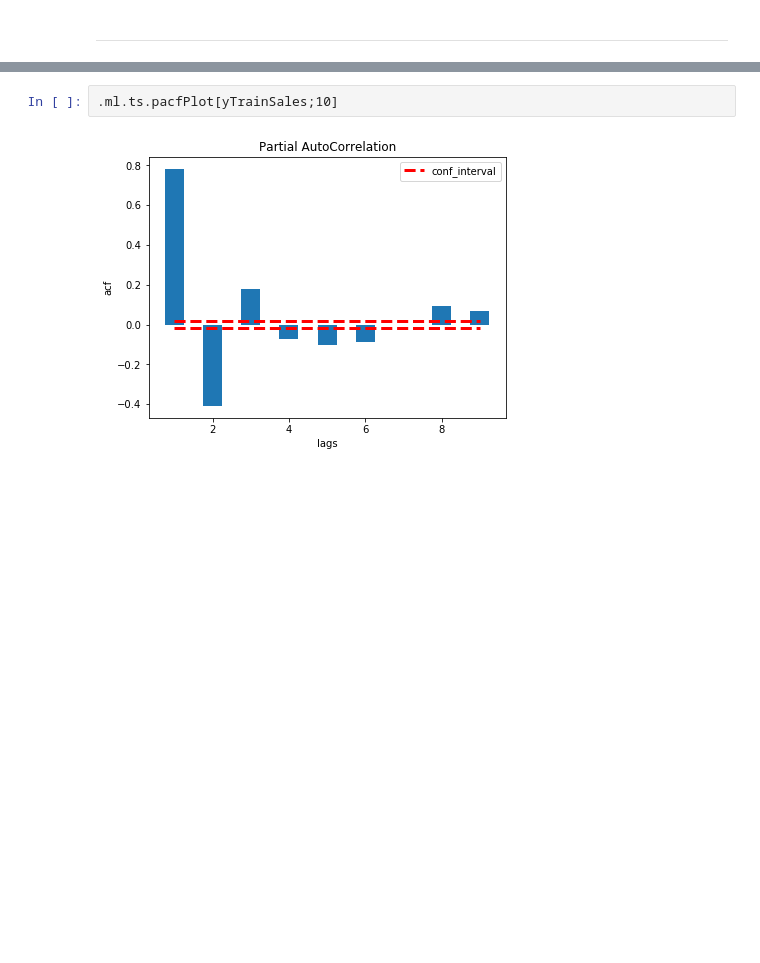
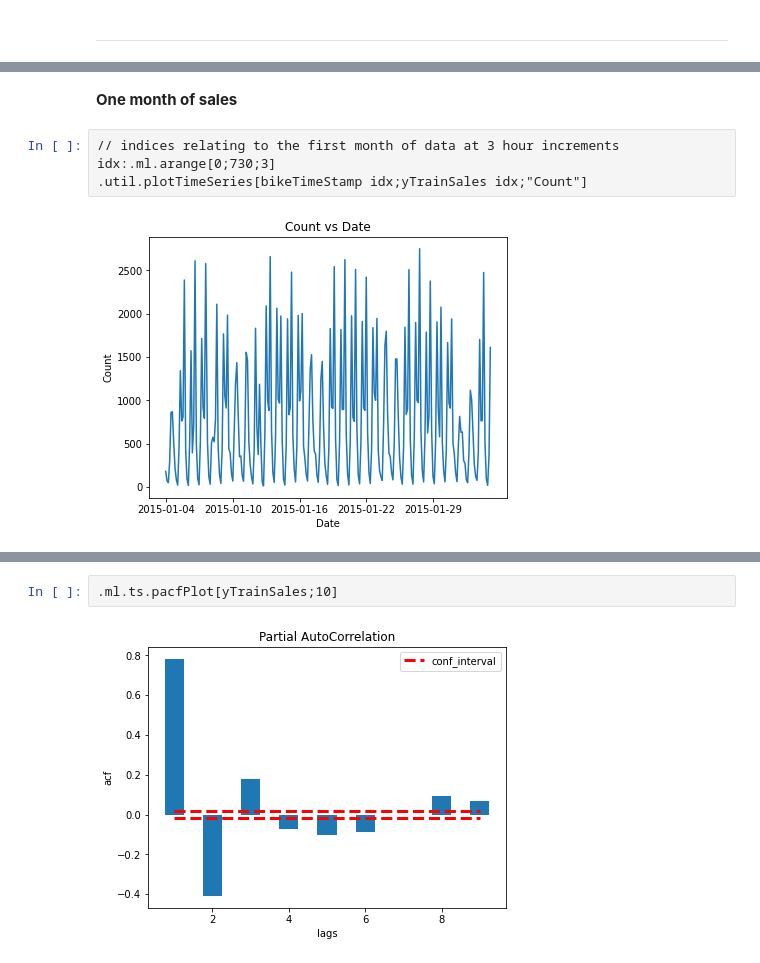
Before and after one commit to dmorgankx/mlnotebooks, a Jupyter notebook: notebooks/12 Time Series Forecasting.ipynb, the cells around one changed output, grey strips where cells are left out. Cells and saved outputs as stored; diff of their text form; blank space fills up the shorter version.

```diff
--- a/notebooks/12 Time Series Forecasting.ipynb
+++ b/notebooks/12 Time Series Forecasting.ipynb
@@ -143,0 +226,8 @@ Autocorrelation and Partial Autocorrelation plots can be an indicator of how man
+# %% [markdown]
+**One month of sales**
+# %%
+// indices relating to the first month of data at 3 hour increments
+idx:.ml.arange[0;730;3]
+.util.plotTimeSeries[bikeTimeStamp idx;yTrainSales idx;"Count"]
+# %% [output]
+[figure, added]
```
Also changed, not shown: parts of 194 cells of this notebook, 7 other files.
